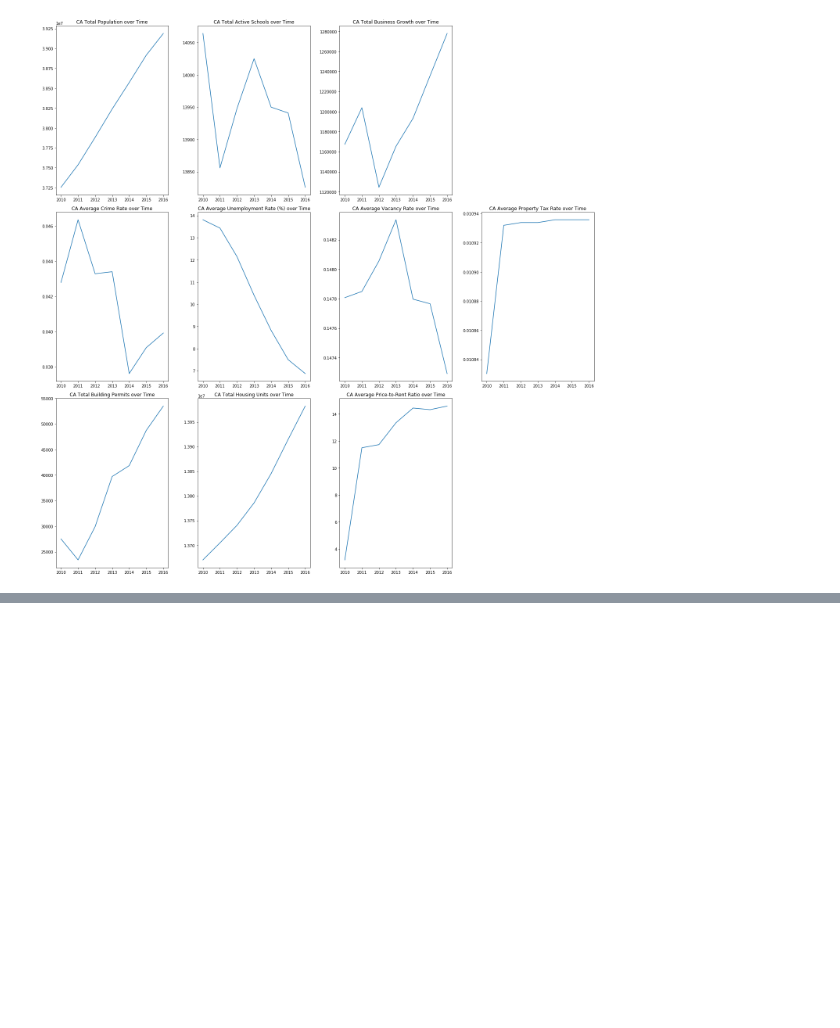
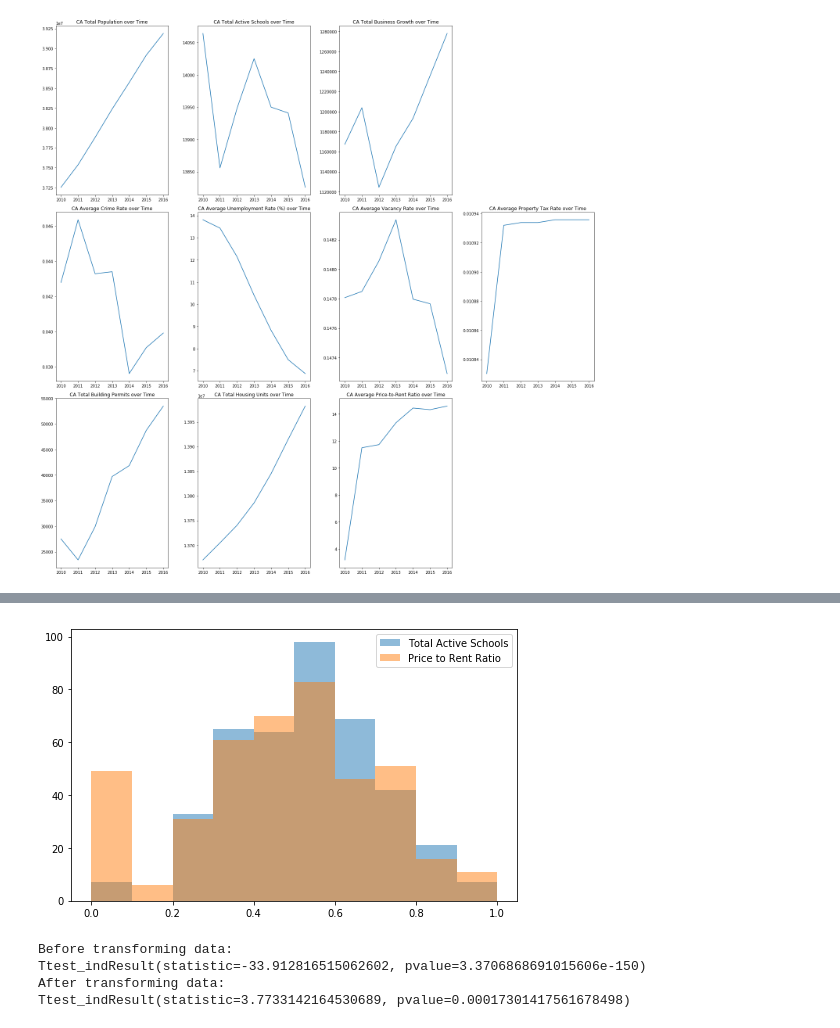
Before and after one commit to GlennSG/CA-Real-Estate-Market-Analysis, a Jupyter notebook: CA-Files/California Market Price-to-Rent Analysis (updated version).ipynb, the cells around one changed output, grey strips where cells are left out. Cells and saved outputs as stored; diff of their text form; code cells hidden in the pictures; blank space fills up the shorter version.

```diff
--- a/CA-Files/California Market Price-to-Rent Analysis (updated version).ipynb
+++ b/CA-Files/California Market Price-to-Rent Analysis (updated version).ipynb
@@ -758,0 +788,14 @@ See the caveats in the documentation: http://pandas.pydata.org/pandas-docs/stabl
+# %%
+sch_trans = transform_data(comp_sch)
+sch_norm2 = normalize_data(sch_trans)
+
+graph_plots(sch_norm2,"Total Active Schools",pr_norm2,"Price to Rent Ratio")
+# %% [output]
+[figure, added]
+# %%
+test_data(sch_norm,pr_norm,sch_norm2,pr_norm2)
+# %% [output]
+Before transforming data:
+Ttest_indResult(statistic=-33.912816515062602, pvalue=3.3706868691015606e-150)
+After transforming data:
+Ttest_indResult(statistic=3.7733142164530689, pvalue=0.00017301417561678498)
```
Also changed, not shown: parts of 31 cells of this notebook.
